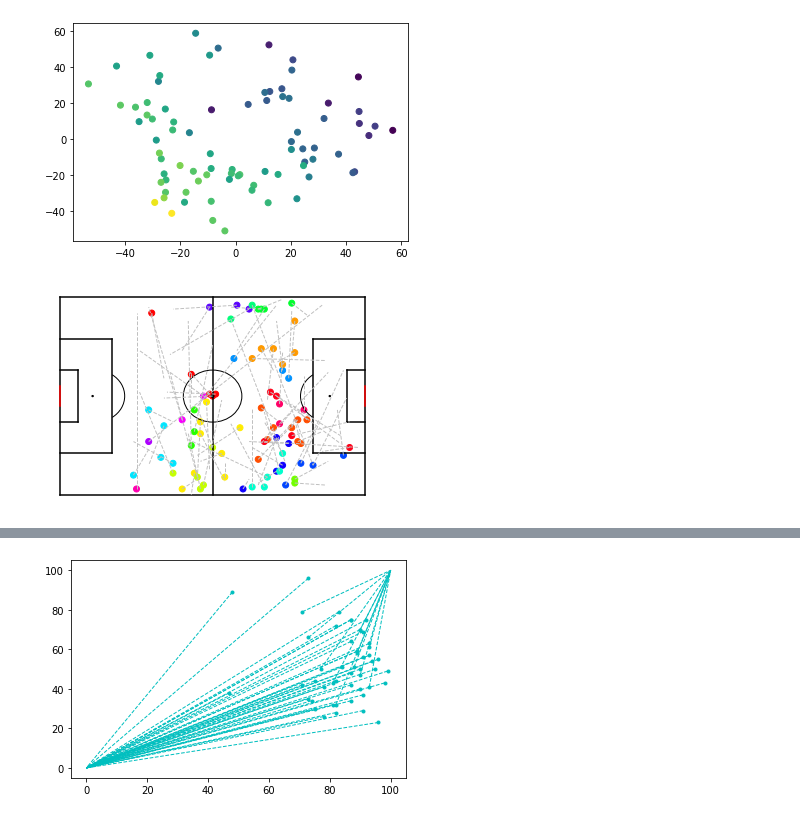
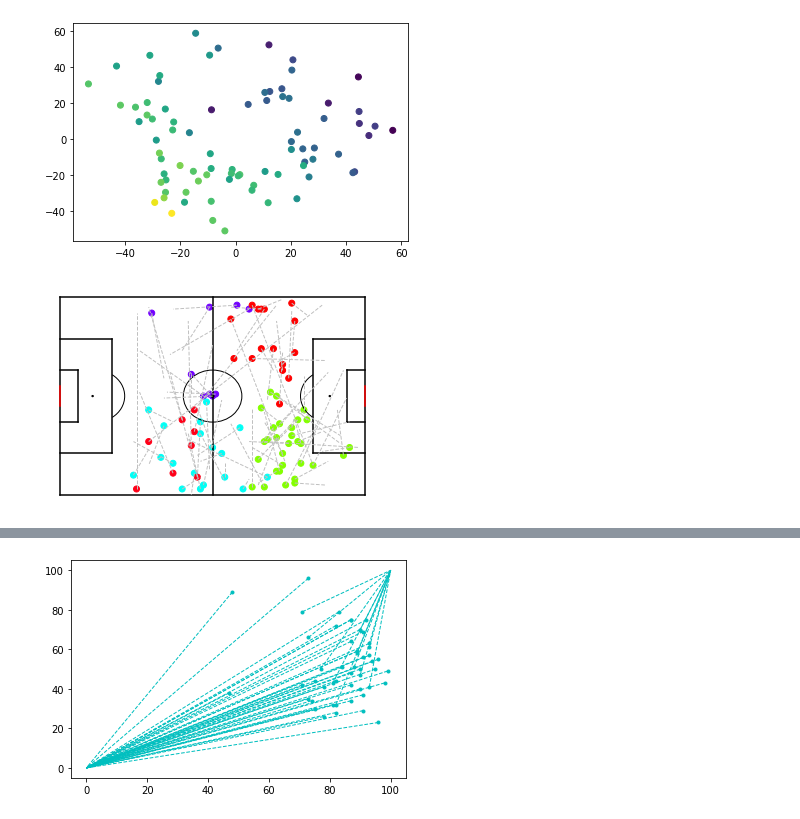
Before and after one commit to tifusisito/AnalisisFutbol, a Jupyter notebook: Cavani.ipynb, the cells around one changed output, grey strips where cells are left out. Drawn from its saved outputs; the diff is of its cells as text; code cells hidden in the pictures.

Commit message:
Add files via upload
- Added Suarez
- Changed to 5 pass clusters

```diff
--- a/Cavani.ipynb
+++ b/Cavani.ipynb
@@ -43,7 +43,7 @@ IdUruguay = 15670
                                                   area      type
 119  {'name': 'Uruguay', 'id': 858, 'alpha3code': '...  national
 # %%
-players = pd.read_json(r'C:\Users\modelical\Desktop\Football\players.json')
+players = pd.read_json(r'D:\JGB_Files\DSKTP_2020_05\Football\players.json')
 players.info()
 # %% [output]
 <class 'pandas.core.frame.DataFrame'>
@@ -85,5 +83,5 @@ playersNames
 # %%
-eventsWC = pd.read_json(r'C:\Users\modelical\Desktop\Football\events_World_Cup.json')
+eventsWC = pd.read_json(r'D:\JGB_Files\DSKTP_2020_05\Football\events_World_Cup.json')
 eventsWC.info()
 # %% [output]
 <class 'pandas.core.frame.DataFrame'>
@@ -518,7 +520,7 @@ plt.show
 <function matplotlib.pyplot.show(*args, **kw)>
 [figure]
 # %%
-clusters = 20
+clusters = 5
 
 model = KMeans(n_clusters=clusters)
 model.fit(PassClusters)
@@ -547,34 +549,34 @@ plt.plot([97.97,97.97],[48,27.968],color="black")
 plt.plot([0,17.68],[60,60],color='black')
 plt.plot([0,17.68],[16,16],color='black')
 plt.plot([17.68,17.68],[16,60],color='black')
 plt.plot([0,6.03],[48,48],color='black')
 plt.plot([0,6.03],[27.968,27.968],color='black')
 plt.plot([6.03,6.03],[48,27.968],color='black')
 
 plt.plot([104,104],[34,42],color="red")
 plt.plot([0,0],[34,42],color='red')
 
 penaltySpot = plt.Circle((92.04,38),0.25,color="black")
 penaltySpotDF = plt.Circle((11,38),0.25,color='black')
 centreSpot = plt.Circle((52,38),0.5,color="black")
 centreCircle = plt.Circle((52,38),10,color="black",fill=False)
 
 D = Arc((92.04,38),height=20,width=20,angle=0,theta1=125,theta2=235,color="black")
 E = Arc((11.96,38),height=20,width=20,angle=0,theta1=305,theta2=55,color="black")
 
 ax.add_patch(centreSpot)
 ax.add_patch(centreCircle)
 ax.add_patch(penaltySpot)
 ax.add_patch(penaltySpotDF)
 ax.add_patch(D)
 ax.add_patch(E)
 
 plt.plot([x1,x2],[y1,y2],c='silver',linewidth=1, linestyle='dashed')
 plt.scatter(x1,y1,c=PassClusters.colors,cmap='hsv')
 
 plt.show()
 # %% [output]
-[figure, old version]
+[figure, new version]
 # %%
 TeamShots = eventsWCTeam[eventsWCTeam.eventName == 'Shot']
 TeamShots
```
Also changed, not shown: parts of 4 cells of this notebook, 1 other file.
